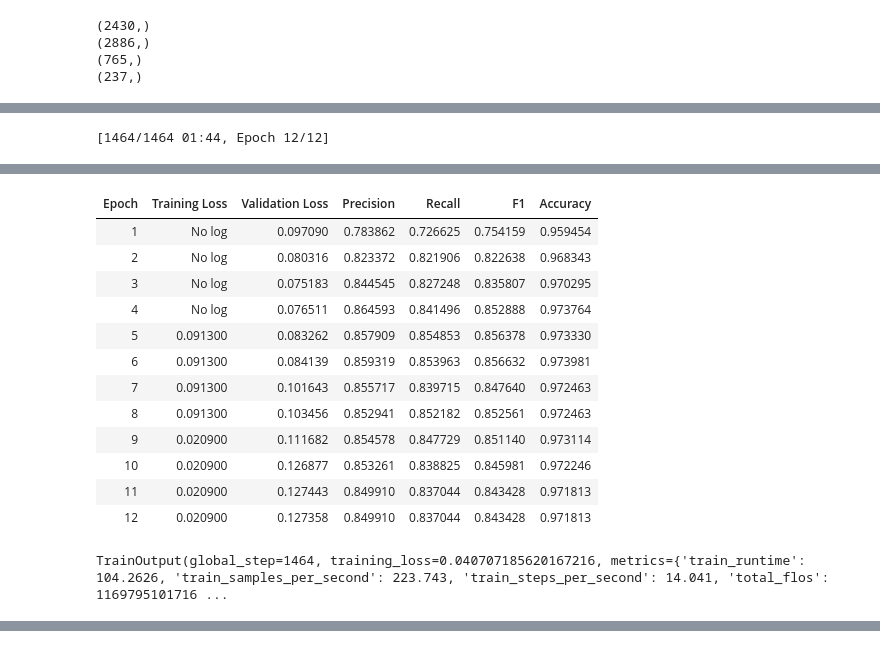
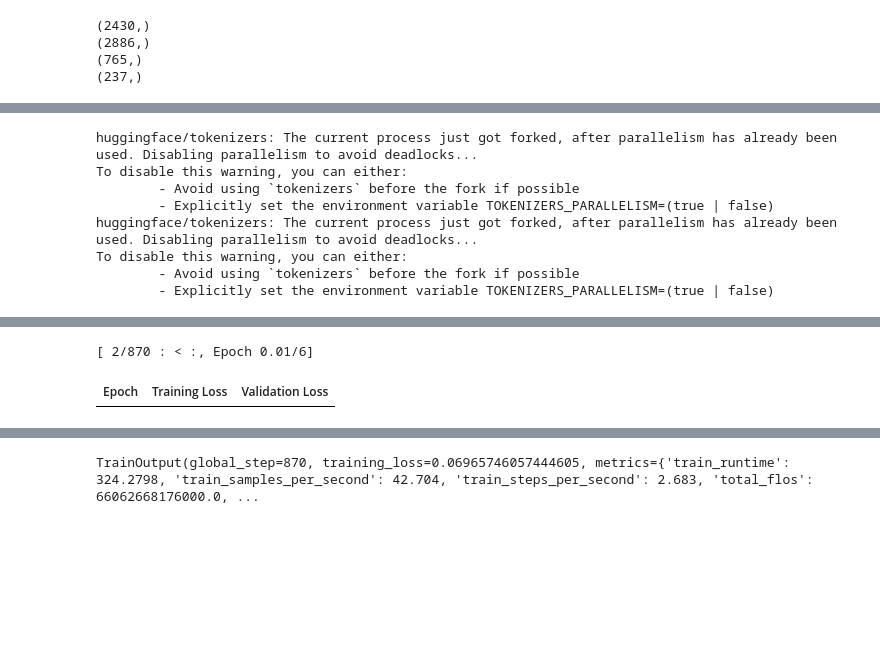
Before and after one commit to 981526092/Towards-Auditing-Large-Language-Models, a Jupyter notebook: token_level/Bias Specific Token-Level Classifier.ipynb, the cells around one changed output, grey strips where cells are left out. Saved outputs shown, nothing was run; the diff lists cells and outputs as text; code cells hidden in the pictures; blank space fills up the shorter version.

```diff
--- a/token_level/Bias Specific Token-Level Classifier.ipynb
+++ b/token_level/Bias Specific Token-Level Classifier.ipynb
@@ -80,0 +12,4 @@ Found cached dataset stereoset (/home/jupyter/.cache/huggingface/datasets/stereo
+# %%
+model_path = "distilbert-base-uncased"
+# %%
+intrasentence_dataset = load_data("intrasentence")
@@ -168,0 +28,6 @@ DatasetDict({
+# %%
+tokenizer = AutoTokenizer.from_pretrained(model_path)
+data = prepare_text(intrasentence_dataset["race"])
+tokenized_data = prepare_dataset(tokenizer,data)
+final_dataset = tokenized_data.train_test_split(0.2)
+final_dataset
@@ -192,11 +51,13 @@ tokens
 # Define data collator to handle padding
 data_collator = DataCollatorForTokenClassification(tokenizer=tokenizer)
 
-seqeval = evaluate.load("seqeval")
 label_list = ["stereotype","anti-stereotype","unrelated"]
 labels = [label_list[i] for i in data[0]["labels"]]
 
-def compute_metrics(p):
+
+from sklearn.metrics import precision_recall_fscore_support,accuracy_score,balanced_accuracy_score
+
+def compute_metrics_new(p):
     predictions, labels = p
     predictions = np.argmax(predictions, axis=2)
 
@@ -209,12 +70,22 @@ def compute_metrics(p):
         for prediction, label in zip(predictions, labels)
     ]
 
-    results = seqeval.compute(predictions=true_predictions, references=true_labels)
+    # Flatten the lists
+    true_predictions = [pred for sublist in true_predictions for pred in sublist]
+    true_labels = [label for sublist in true_labels for label in sublist]
+
+    # Calculate precision, recall, f1_score, and support with "macro" average
+    precision, recall, f1, _ = precision_recall_fscore_support(true_labels, true_predictions, average='macro')
+
+    balanced_acc = balanced_accuracy_score(true_labels, true_predictions)
+
+    # Calculate accuracy
+    accuracy = accuracy_score(true_labels, true_predictions)
     return {
-        "precision": results["overall_precision"],
-        "recall": results["overall_recall"],
-        "f1": results["overall_f1"],
-        "accuracy": results["overall_accuracy"],
+        "precision": precision,
+        "recall": recall,
+        "f1": f1,
+        "balanced accuracy": balanced_acc,
     }
 
 id2label = {
@@ -233,11 +104,11 @@ model = AutoModelForTokenClassification.from_pretrained(
 )
 
 training_args = TrainingArguments(
-    output_dir="token_level_model/best_model",
+    output_dir="specific_best_model/race",
     learning_rate=2e-5,
     per_device_train_batch_size=16,
     per_device_eval_batch_size=16,
-    num_train_epochs=12,
+    num_train_epochs=6,
     weight_decay=0.01,
     evaluation_strategy="epoch",
     save_strategy="epoch",
@@ -252,7 +123,7 @@ trainer = Trainer(
     eval_dataset=final_dataset["test"],
     tokenizer=tokenizer,
     data_collator=data_collator,
-    compute_metrics=compute_metrics,
+    compute_metrics=compute_metrics_new,
 )
 
 trainer.train()
@@ -266 +141,8 @@ You're using a DistilBertTokenizerFast tokenizer. Please note that with a fast t
-[1464/1464 01:44, Epoch 12/12]
+huggingface/tokenizers: The current process just got forked, after parallelism has already been used. Disabling parallelism to avoid deadlocks...
+To disable this warning, you can either:
+        - Avoid using `tokenizers` before the fork if possible
+        - Explicitly set the environment variable TOKENIZERS_PARALLELISM=(true | false)
+huggingface/tokenizers: The current process just got forked, after parallelism has already been used. Disabling parallelism to avoid deadlocks...
+To disable this warning, you can either:
+        - Avoid using `tokenizers` before the fork if possible
+        - Explicitly set the environment variable TOKENIZERS_PARALLELISM=(true | false)
@@ -267,14 +168,2 @@ You're using a DistilBertTokenizerFast tokenizer. Please note that with a fast t
+[ 2/870 : < :, Epoch 0.01/6]
-| Epoch | Training Loss | Validation Loss | Precision | Recall | F1 | Accuracy |
-| 1 | No log | 0.097090 | 0.783862 | 0.726625 | 0.754159 | 0.959454 |
-| 2 | No log | 0.080316 | 0.823372 | 0.821906 | 0.822638 | 0.968343 |
-| 3 | No log | 0.075183 | 0.844545 | 0.827248 | 0.835807 | 0.970295 |
-| 4 | No log | 0.076511 | 0.864593 | 0.841496 | 0.852888 | 0.973764 |
-| 5 | 0.091300 | 0.083262 | 0.857909 | 0.854853 | 0.856378 | 0.973330 |
-| 6 | 0.091300 | 0.084139 | 0.859319 | 0.853963 | 0.856632 | 0.973981 |
-| 7 | 0.091300 | 0.101643 | 0.855717 | 0.839715 | 0.847640 | 0.972463 |
-| 8 | 0.091300 | 0.103456 | 0.852941 | 0.852182 | 0.852561 | 0.972463 |
-| 9 | 0.020900 | 0.111682 | 0.854578 | 0.847729 | 0.851140 | 0.973114 |
-| 10 | 0.020900 | 0.126877 | 0.853261 | 0.838825 | 0.845981 | 0.972246 |
-| 11 | 0.020900 | 0.127443 | 0.849910 | 0.837044 | 0.843428 | 0.971813 |
-| 12 | 0.020900 | 0.127358 | 0.849910 | 0.837044 | 0.843428 | 0.971813 |
+| Epoch | Training Loss | Validation Loss |
-TrainOutput(global_step=1464, training_loss=0.040707185620167216, metrics={'train_runtime': 104.2626, 'train_samples_per_second': 223.743, 'train_steps_per_second': 14.041, 'total_flos': 1169795101716 ...
@@ -280,0 +187 @@ TrainOutput(global_step=1464, training_loss=0.040707185620167216, metrics={'trai
+TrainOutput(global_step=870, training_loss=0.06965746057444605, metrics={'train_runtime': 324.2798, 'train_samples_per_second': 42.704, 'train_steps_per_second': 2.683, 'total_flos': 66062668176000.0, ...
```
Also changed, not shown: parts of 13 cells of this notebook, 19 other files.
